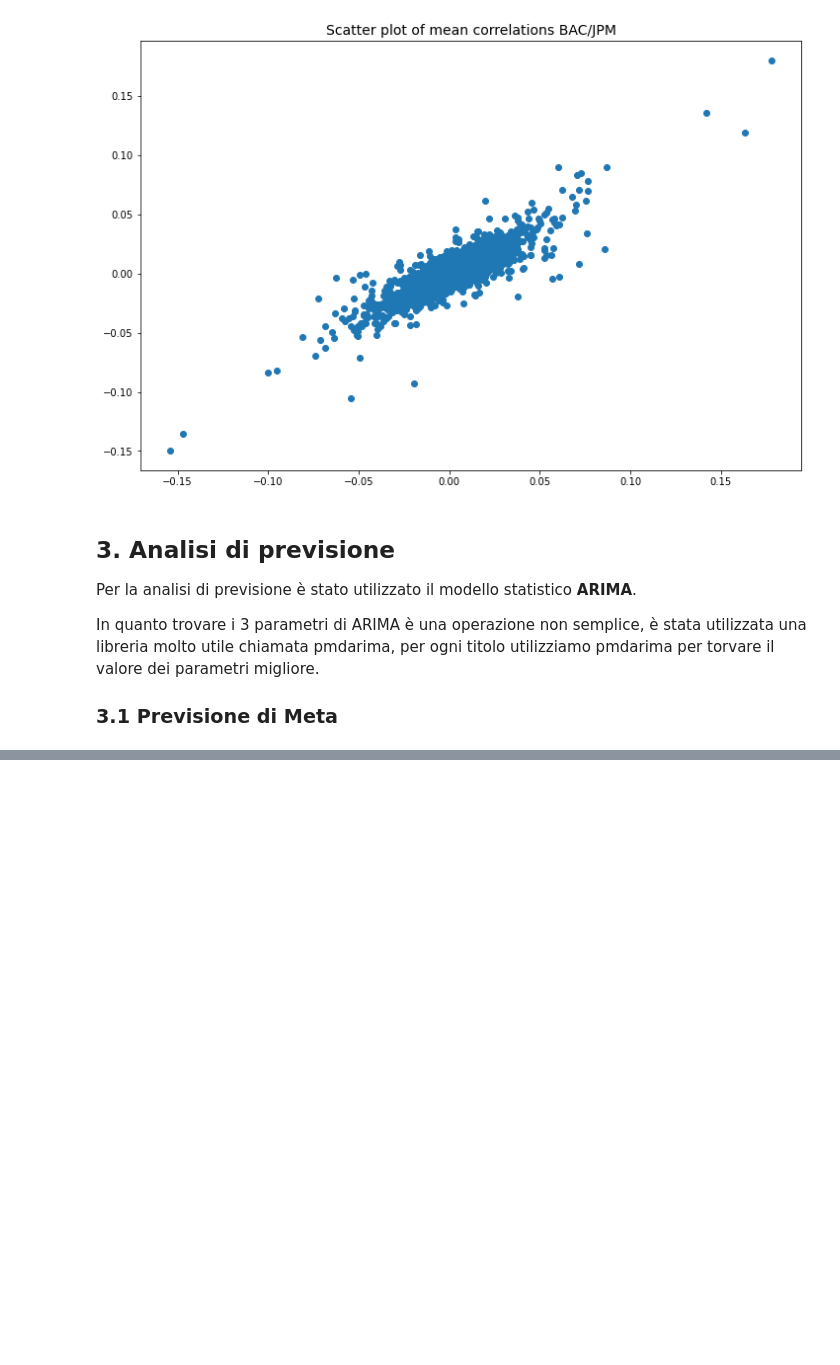
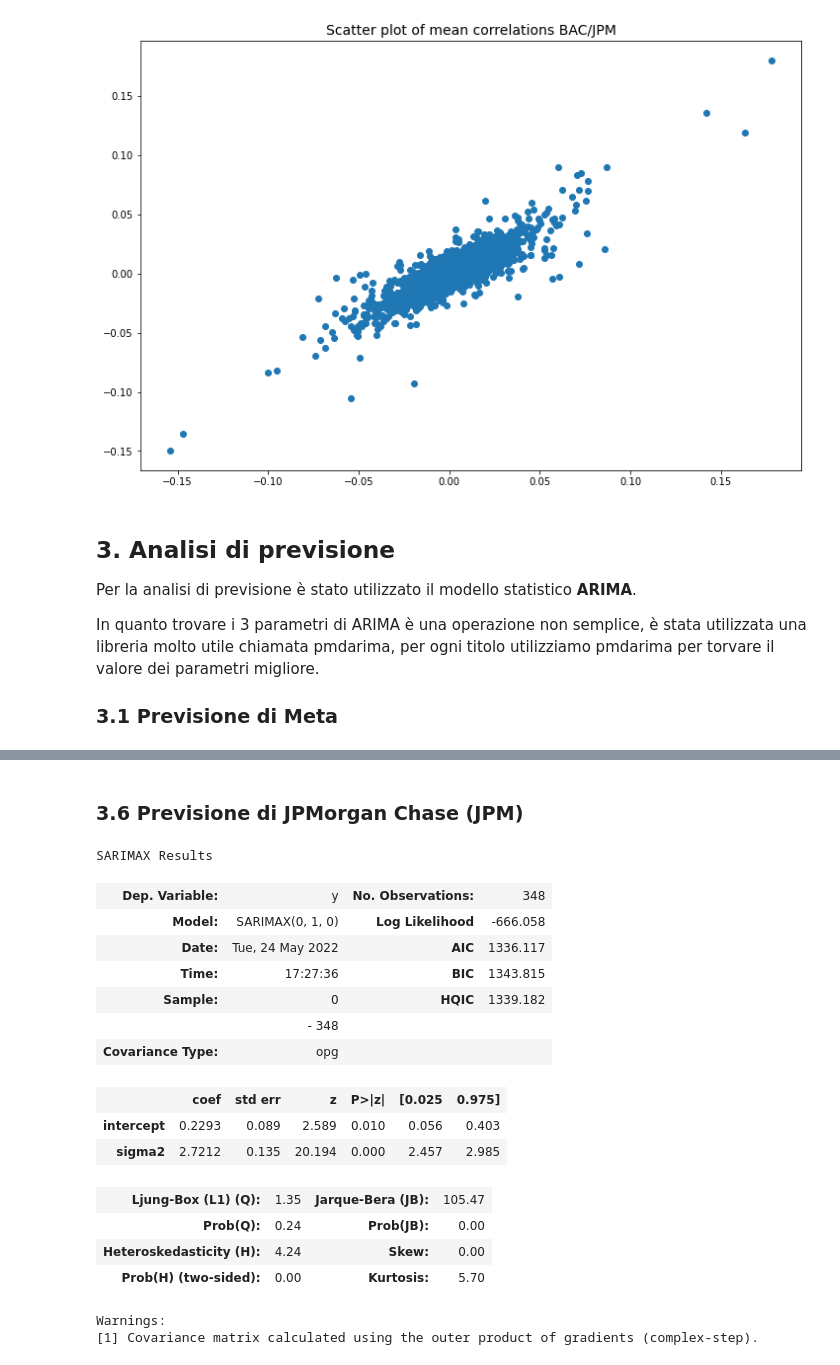
Before and after one commit to tommcamm/BISF-Project, a Jupyter notebook: python/Notebook del progetto.ipynb, the cells around one changed output, grey strips where cells are left out. Drawn from its saved outputs; the diff is of its cells as text; code cells hidden in the pictures; blank space fills up the shorter version.

```diff
--- a/python/Notebook del progetto.ipynb
+++ b/python/Notebook del progetto.ipynb
@@ -1697,0 +1782,39 @@ fig.set_size_inches(14, 8)
+# %% [markdown]
+### 3.6 Previsione di JPMorgan Chase (JPM)
+# %%
+# Scarichiamo il training set - 80 mesi
+jpm_t_df = yf.download('JPM', start='2011-11-30', end='2018-07-30', adjusted=True, progress=False)
+
+# Resample di JPMorgan Chase per frequenza settimanale (periodo 2012-2021)
+tr_jpm = jpm_t_df.resample('W').last().rename(columns={'Adj Close': 'adj_close'}).adj_close
+
+# Utiliziamo auto_arima per trovare la combinazione ideale dei parametri
+# Non utilizziamo la modalità stepwise in quanto senza abbiamo un risultato leggermente migliore in base
+# al valore AIC.
+jpm_model = pm.auto_arima(tr_jpm,
+                             error_action='ignore',
+                             suppress_warnings=True,
+                             seasonal=False,
+                             stepwise=False,
+                             apporximation=False,
+                             n_jobs=-1)
+
+jpm_model.summary()
+# %% [output]
+SARIMAX Results
+| Dep. Variable: | y | No. Observations: | 348 |
+| Model: | SARIMAX(0, 1, 0) | Log Likelihood | -666.058 |
+| Date: | Tue, 24 May 2022 | AIC | 1336.117 |
+| Time: | 17:27:36 | BIC | 1343.815 |
+| Sample: | 0 | HQIC | 1339.182 |
+|  | - 348 |  |  |
+| Covariance Type: | opg |  |  |
+|  | coef | std err | z | P>|z| | [0.025 | 0.975] |
+| intercept | 0.2293 | 0.089 | 2.589 | 0.010 | 0.056 | 0.403 |
+| sigma2 | 2.7212 | 0.135 | 20.194 | 0.000 | 2.457 | 2.985 |
+| Ljung-Box (L1) (Q): | 1.35 | Jarque-Bera (JB): | 105.47 |
+| Prob(Q): | 0.24 | Prob(JB): | 0.00 |
+| Heteroskedasticity (H): | 4.24 | Skew: | 0.00 |
+| Prob(H) (two-sided): | 0.00 | Kurtosis: | 5.70 |
+Warnings:
+[1] Covariance matrix calculated using the outer product of gradients (complex-step).
```
Also changed, not shown: parts of 35 cells of this notebook, 2 other files.
